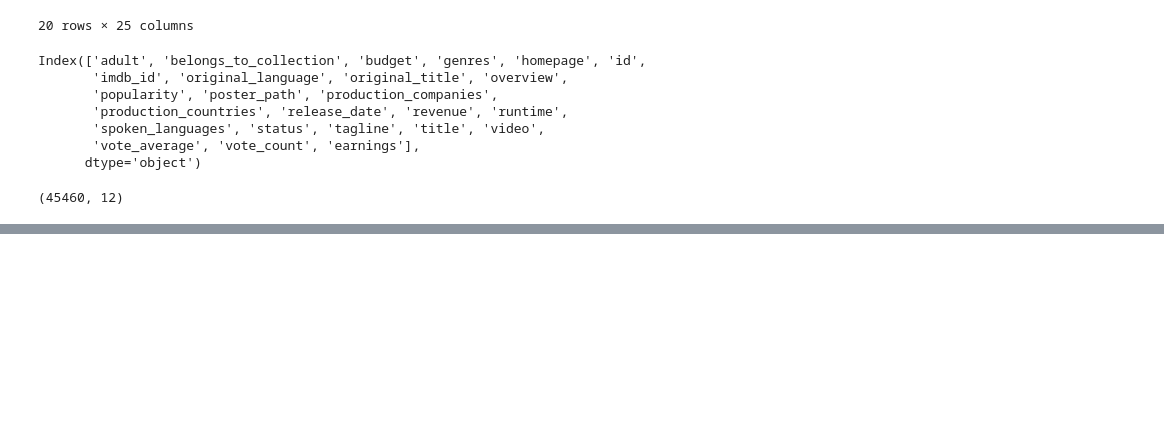
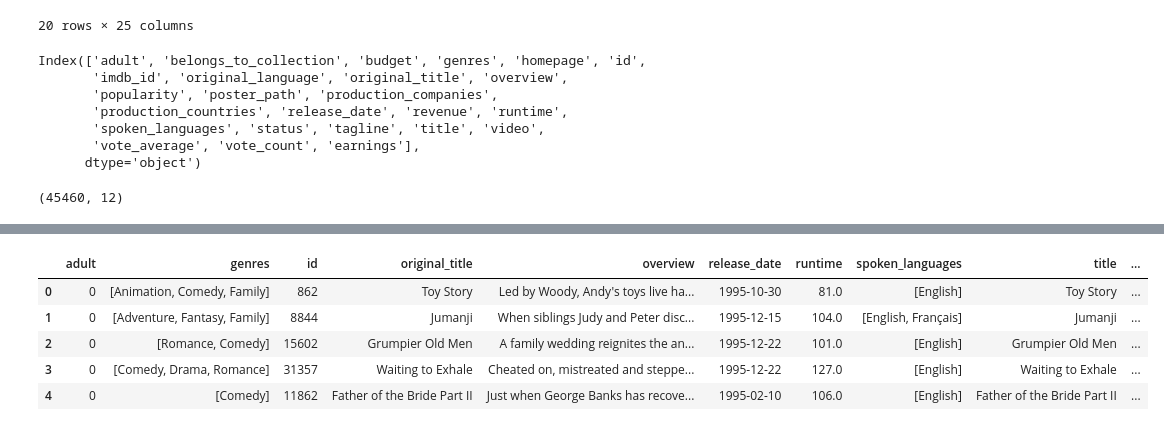
Before and after one commit to golubnichiy/big_data_04_24, a Jupyter notebook: day_12.ipynb, the cells around one changed output, grey strips where cells are left out. Saved outputs shown, nothing was run; the diff lists cells and outputs as text; code cells hidden in the pictures; blank space fills up the shorter version.

```diff
--- a/day_12.ipynb
+++ b/day_12.ipynb
@@ -276,0 +340,11 @@ df_movies_metadata.shape
+# %%
+df_movies_metadata['adult']=df_movies_metadata['adult'].replace('False', '0').replace('True', '1')
+df_movies_metadata['adult']=df_movies_metadata['adult'].astype(int)
+df_movies_metadata.head()
+# %% [output]
+|  | adult | genres | id | original_title | overview | release_date | runtime | spoken_languages | title | ... |
+| 0 | 0 | [Animation, Comedy, Family] | 862 | Toy Story | Led by Woody, Andy's toys live ha... | 1995-10-30 | 81.0 | [English] | Toy Story | ... |
+| 1 | 0 | [Adventure, Fantasy, Family] | 8844 | Jumanji | When siblings Judy and Peter disc... | 1995-12-15 | 104.0 | [English, Français] | Jumanji | ... |
+| 2 | 0 | [Romance, Comedy] | 15602 | Grumpier Old Men | A family wedding reignites the an... | 1995-12-22 | 101.0 | [English] | Grumpier Old Men | ... |
+| 3 | 0 | [Comedy, Drama, Romance] | 31357 | Waiting to Exhale | Cheated on, mistreated and steppe... | 1995-12-22 | 127.0 | [English] | Waiting to Exhale | ... |
+| 4 | 0 | [Comedy] | 11862 | Father of the Bride Part II | Just when George Banks has recove... | 1995-02-10 | 106.0 | [English] | Father of the Bride Part II | ... |
```
Also changed, not shown: parts of 38 cells of this notebook.
